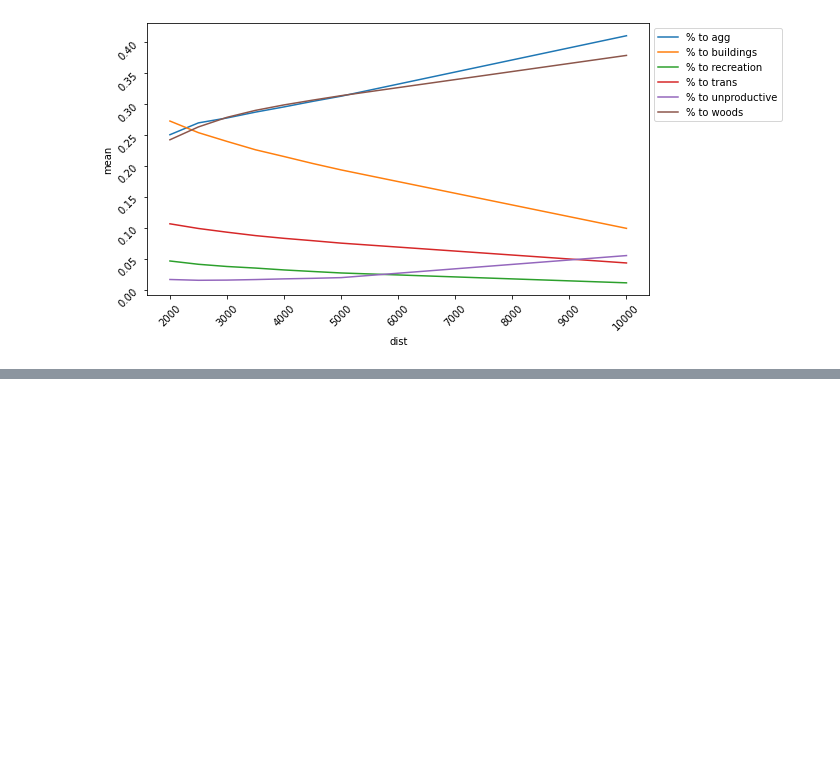
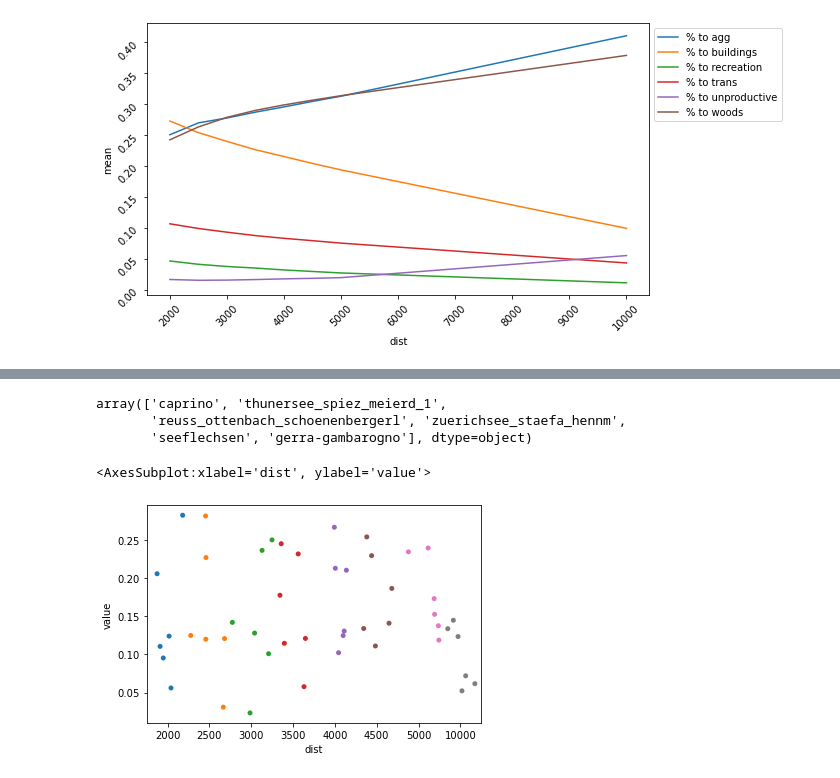
Before and after one commit to hammerdirt-analyst/landuse, a Jupyter notebook: land_use_buffers.ipynb, the cells around one changed output, grey strips where cells are left out. Cells and saved outputs as stored; diff of their text form; code cells hidden in the pictures; blank space fills up the shorter version.

```diff
--- a/land_use_buffers.ipynb
+++ b/land_use_buffers.ipynb
@@ -798,0 +876,8 @@ plt.show()
+# %%
+check_dist = ['% to buildings', '% to trans', '% to recreation',  '% to agg', '% to woods', '% to unproductive', 'dist']
+dfs = [element[check_dist].reset_index() for element in [sd_5000, sd_2000, sd_2500, sd_3000, sd_3500, sd_4000, sd_4500, sd_10000]]
+
+x=pd.concat(dfs)
+xlong = pd.melt(x, id_vars=['index', 'dist'], value_vars=check_dist[:-1])
+b = xlong[xlong['index'] == 'maladaire']
+b
@@ -798,0 +999,2 @@ plt.show()
+# %%
+locs = dfBeaches[dfBeaches["% to buildings"] < .36].location.unique()
@@ -798,0 +1061,12 @@ plt.show()
+# %%
+c = xlong.loc[xlong['index'].isin(locs)]
+c[c.variable == '% to buildings']['index'].unique()
+# %% [output]
+array(['caprino', 'thunersee_spiez_meierd_1',
+       'reuss_ottenbach_schoenenbergerl', 'zuerichsee_staefa_hennm',
+       'seeflechsen', 'gerra-gambarogno'], dtype=object)
+# %%
+sns.stripplot(data=c[c.variable == "% to buildings"], x= 'dist', y = 'value', jitter=0.5)
+# %% [output]
+<AxesSubplot:xlabel='dist', ylabel='value'>
+[figure, added]
```
Also changed, not shown: parts of 21 cells of this notebook, 1 other file.
